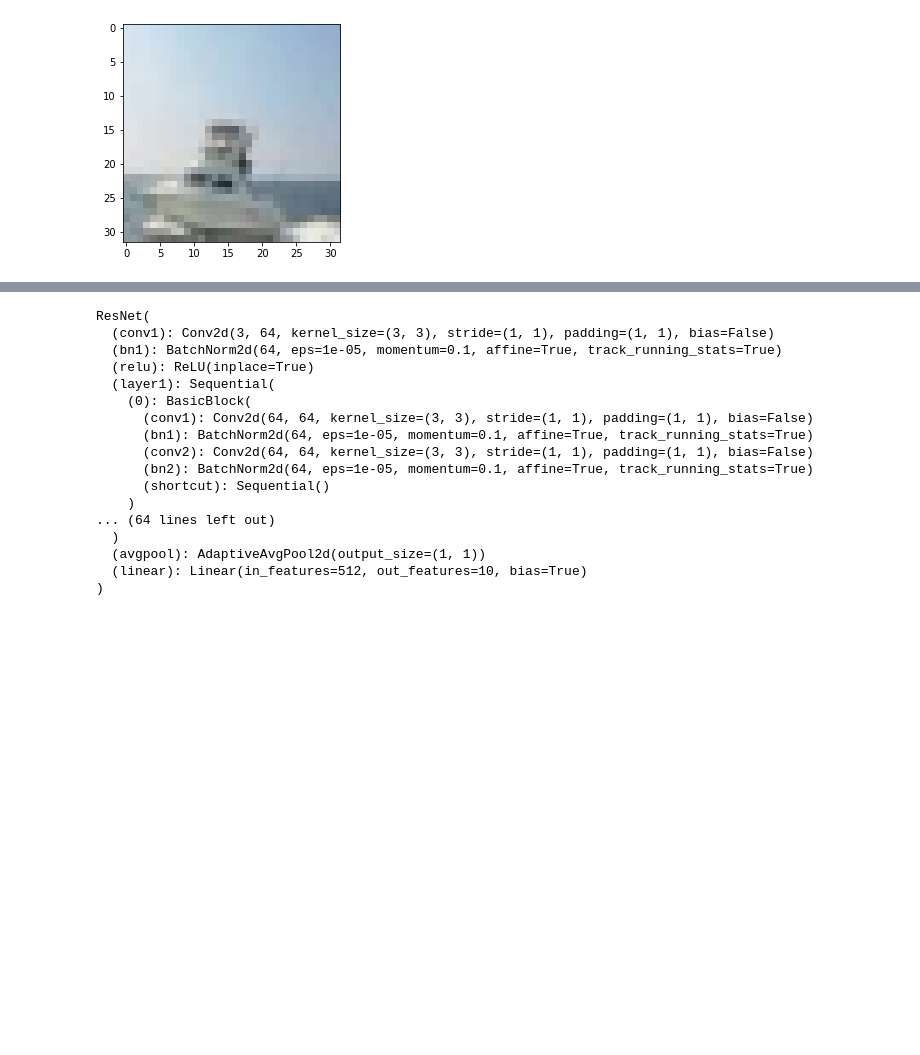
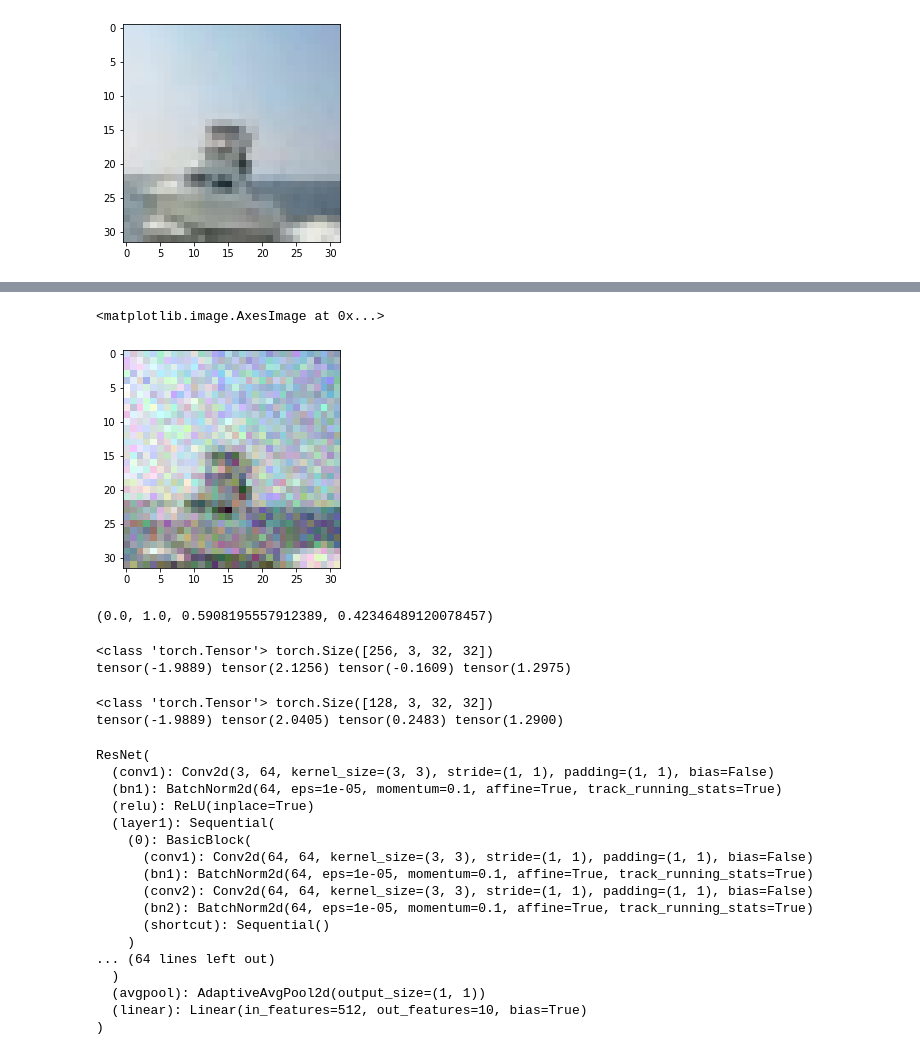
Before and after one commit to Namrata96/mixup-OE, a Jupyter notebook: oe/image_oe.ipynb, the cells around one changed output, grey strips where cells are left out. Drawn from its saved outputs; the diff is of its cells as text; code cells hidden in the pictures; blank space fills up the shorter version.

```diff
--- a/oe/image_oe.ipynb
+++ b/oe/image_oe.ipynb
@@ -357,0 +358,13 @@ plt.imshow(out)
+# %%
+from skimage.util import random_noise
+
+plt.imshow(random_noise(np.asarray(train_data_raw[100][0]), mean=0, var=0.005))
+# %% [output]
+<matplotlib.image.AxesImage at 0x...>
+[figure, added]
+# %%
+test = random_noise(np.asarray(train_data_raw[100][0]), mean=0, var=0.1)
+
+test.min(), test.max(), test.mean(), test.std()
+# %% [output]
+(0.0, 1.0, 0.5908195557912389, 0.42346489120078457)
@@ -377,6 +421,22 @@ test_loader = torch.utils.data.DataLoader(
     test_data,
     batch_size=args.batch_size, shuffle=False,
     num_workers=args.prefetch, pin_memory=False)
+# %%
+for img, label in train_loader_out:
+    print(type(img), img.size())
+    print(img[0].min(), img[0].max(), img[0].mean(), img[0].std())
+    break
+# %% [output]
+<class 'torch.Tensor'> torch.Size([256, 3, 32, 32])
+tensor(-1.9889) tensor(2.1256) tensor(-0.1609) tensor(1.2975)
+# %%
+for img, label in train_loader_in:
+    print(type(img), img.size())
+    print(img[0].min(), img[0].max(), img[0].mean(), img[0].std())
+    break
+# %% [output]
+<class 'torch.Tensor'> torch.Size([128, 3, 32, 32])
+tensor(-1.9889) tensor(2.0405) tensor(0.2483) tensor(1.2900)
 # %%
 import torchvision.models as models
 
```
Also changed, not shown: parts of 8 cells of this notebook.
